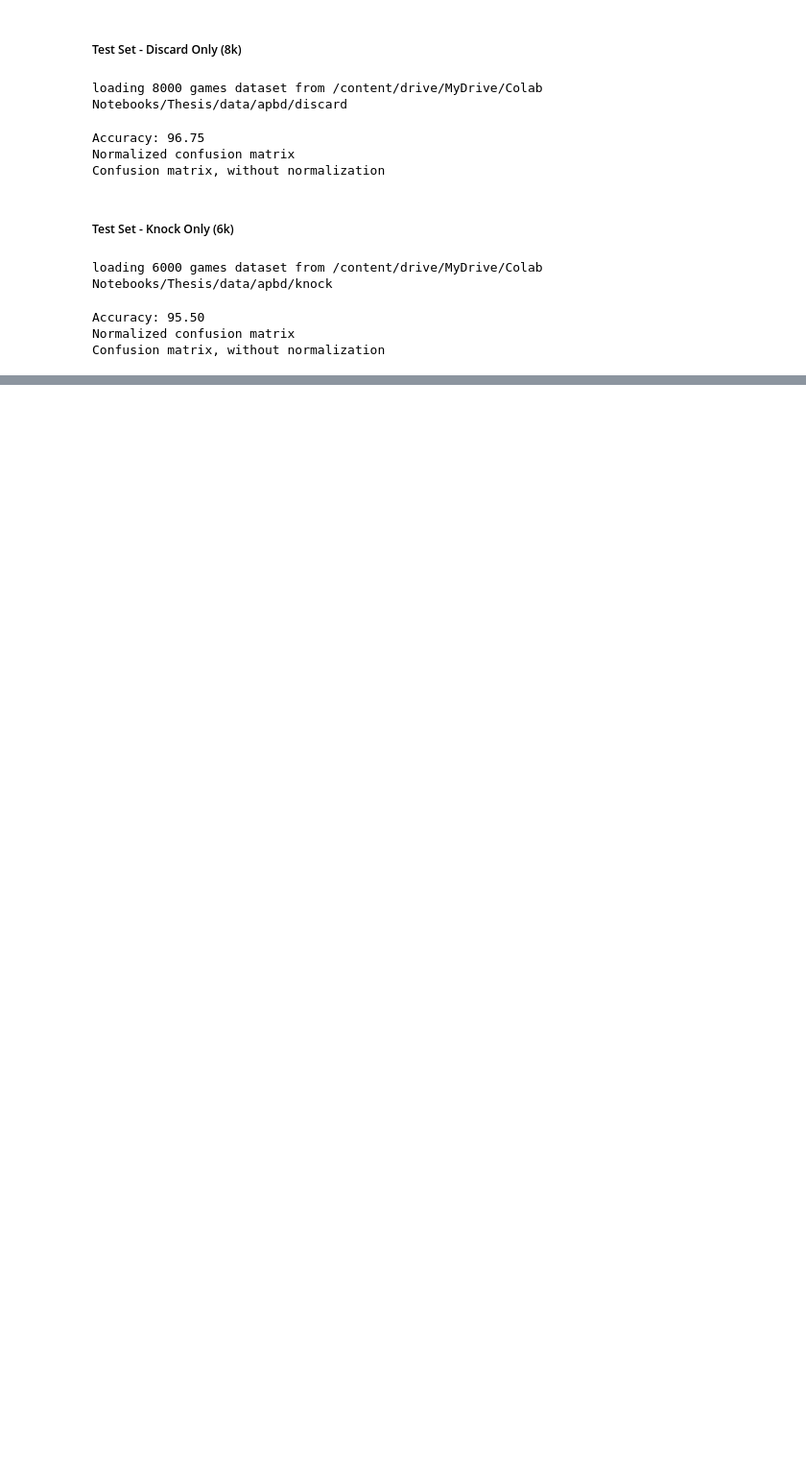
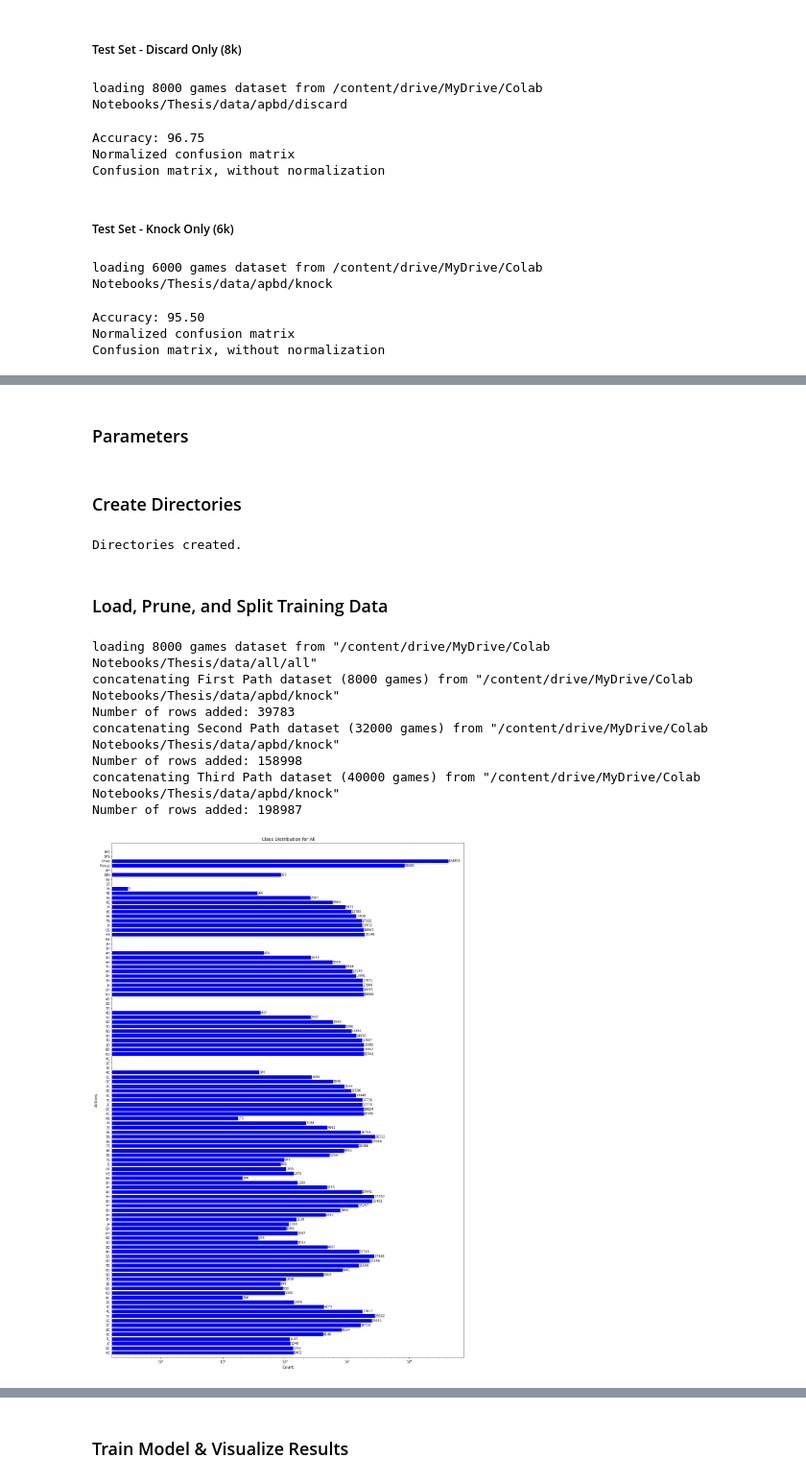
Before and after one commit to tancalv2/PretrainGinRummy, a Jupyter notebook: train/all.ipynb, the cells around one changed output, grey strips where cells are left out. Shown at 96% size. Drawn from its saved outputs; the diff is of its cells as text; code cells hidden in the pictures; blank space fills up the shorter version.

Commit message:
Train MLP 2HL on 80K extra Knock Data

```diff
--- a/train/all.ipynb
+++ b/train/all.ipynb
@@ -1978,0 +1981,2 @@ Confusion matrix, without normalization
+# %% [markdown]
+### Parameters
@@ -1978,0 +2042,23 @@ Confusion matrix, without normalization
+# %% [markdown]
+### Create Directories
+# %%
+data_pth, model_pth, plot_pth = create_dir(pth, state, action, model_name)
+# %% [output]
+Directories created.
+# %% [markdown]
+### Load, Prune, and Split Training Data
+# %%
+train_loader, val_loader, weights, classes = load_train_data(data_pth, plot_pth,
+                                                             numGames, batch_size,
+                                                             pruneStatesList, actionChoice,
+                                                             balance, loss_weight, multi_data_pth,
+                                                             visualize=True)
+# %% [output]
+loading 8000 games dataset from "/content/drive/MyDrive/Colab Notebooks/Thesis/data/all/all"
+concatenating First Path dataset (8000 games) from "/content/drive/MyDrive/Colab Notebooks/Thesis/data/apbd/knock"
+Number of rows added: 39783
+concatenating Second Path dataset (32000 games) from "/content/drive/MyDrive/Colab Notebooks/Thesis/data/apbd/knock"
+Number of rows added: 158998
+concatenating Third Path dataset (40000 games) from "/content/drive/MyDrive/Colab Notebooks/Thesis/data/apbd/knock"
+Number of rows added: 198987
+[figure, added]
@@ -1978,0 +2067,2 @@ Confusion matrix, without normalization
+# %% [markdown]
+### Train Model & Visualize Results
```
Also changed, not shown: parts of 33 cells of this notebook, 28 other files.
